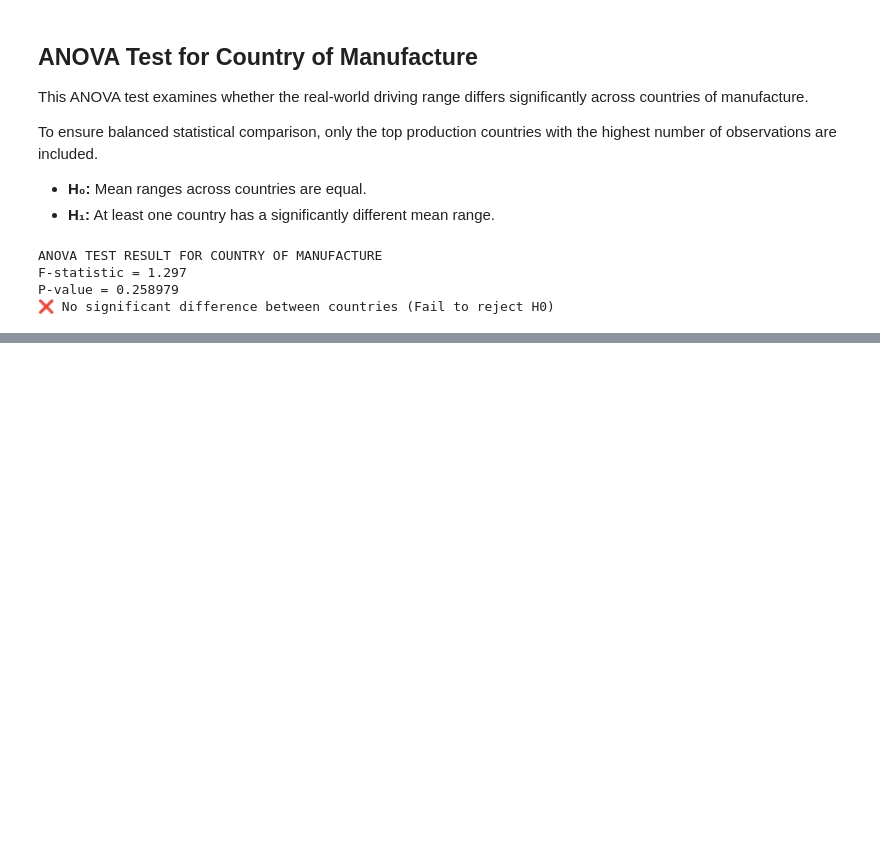
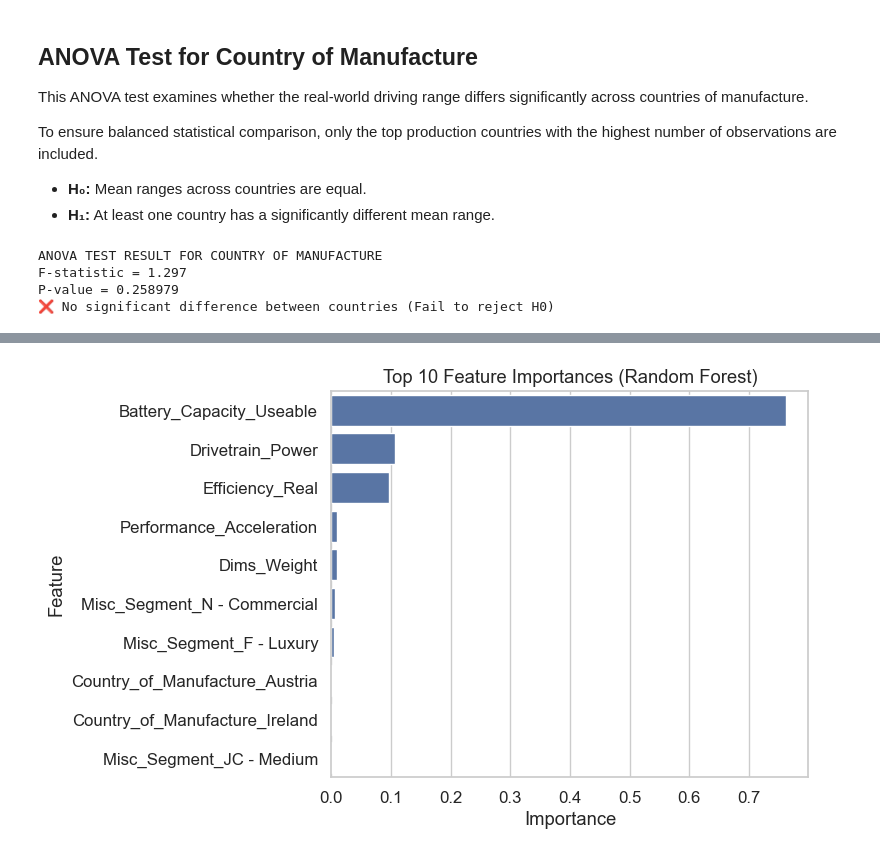
Before and after one commit to ahmetdurmaz47/ev-specifications-and-range-analysis, a Jupyter notebook: notebooks/analysis.ipynb, the cells around one changed output, grey strips where cells are left out. Cells and saved outputs as stored; diff of their text form; code cells hidden in the pictures; blank space fills up the shorter version.

```diff
--- a/notebooks/analysis.ipynb
+++ b/notebooks/analysis.ipynb
@@ -476,0 +519,8 @@ P-value = 0.258979
+# %%
+# Train-test split
+X_train, X_test, y_train, y_test = train_test_split(
+    X, y, test_size=0.2, random_state=42
+)
+
+print("Training set size:", X_train.shape)
+print("Test set size:", X_test.shape)
@@ -477,3 +611,32 @@ P-value = 0.258979
+# %%
+# Extract feature names after one-hot encoding
+ohe = rf_model.named_steps["preprocessor"].named_transformers_["cat"]
+encoded_cat_features = ohe.get_feature_names_out(categorical_features)
+
+feature_names = numeric_features + list(encoded_cat_features)
+
+# Get feature importances
+importances = rf_model.named_steps["model"].feature_importances_
+
+feat_imp = pd.DataFrame({
+    "Feature": feature_names,
+    "Importance": importances
+}).sort_values(by="Importance", ascending=False)
+
+feat_imp.head(10)
+
+# Plot top 10 feature importances
+plt.figure(figsize=(8,5))
+sns.barplot(
+    data=feat_imp.head(10),
+    x="Importance",
+    y="Feature"
+)
+plt.title("Top 10 Feature Importances (Random Forest)")
+plt.tight_layout()
+plt.show()
+# %% [output]
+[figure, added]
 # %% [markdown]
 # Results and Discussion
 
```
Also changed, not shown: parts of 8 cells of this notebook, 2 other files.
